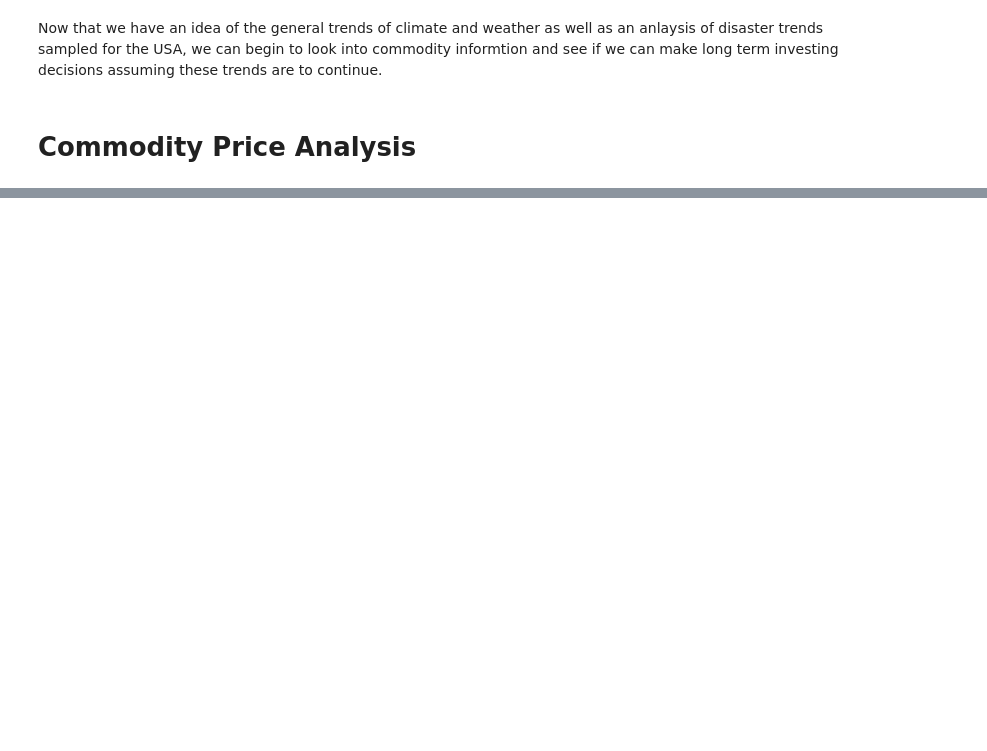
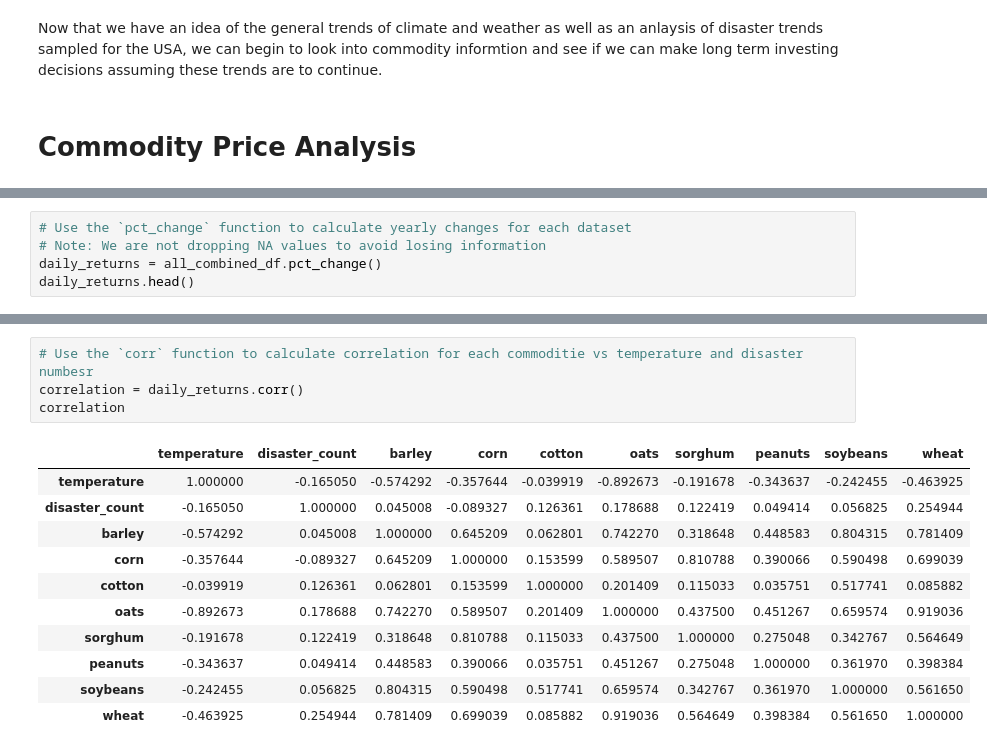
Before and after one commit to joshuacreveling/Group_Project_1, a Jupyter notebook: commodities_prices_vs_climate_change.ipynb, the cells around one changed output, grey strips where cells are left out. Drawn from its saved outputs; the diff is of its cells as text; blank space fills up the shorter version.

```diff
--- a/commodities_prices_vs_climate_change.ipynb
+++ b/commodities_prices_vs_climate_change.ipynb
@@ -783,0 +853,5 @@ commodities_cum_product.hvplot()
+# %%
+# Use the `pct_change` function to calculate yearly changes for each dataset
+# Note: We are not dropping NA values to avoid losing information
+daily_returns = all_combined_df.pct_change()
+daily_returns.head()
@@ -783,0 +866,16 @@ commodities_cum_product.hvplot()
+# %%
+# Use the `corr` function to calculate correlation for each commoditie vs temperature and disaster numbesr
+correlation = daily_returns.corr()
+correlation
+# %% [output]
+|  | temperature | disaster_count | barley | corn | cotton | oats | sorghum | peanuts | soybeans | wheat |
+| temperature | 1.000000 | -0.165050 | -0.574292 | -0.357644 | -0.039919 | -0.892673 | -0.191678 | -0.343637 | -0.242455 | -0.463925 |
+| disaster_count | -0.165050 | 1.000000 | 0.045008 | -0.089327 | 0.126361 | 0.178688 | 0.122419 | 0.049414 | 0.056825 | 0.254944 |
+| barley | -0.574292 | 0.045008 | 1.000000 | 0.645209 | 0.062801 | 0.742270 | 0.318648 | 0.448583 | 0.804315 | 0.781409 |
+| corn | -0.357644 | -0.089327 | 0.645209 | 1.000000 | 0.153599 | 0.589507 | 0.810788 | 0.390066 | 0.590498 | 0.699039 |
+| cotton | -0.039919 | 0.126361 | 0.062801 | 0.153599 | 1.000000 | 0.201409 | 0.115033 | 0.035751 | 0.517741 | 0.085882 |
+| oats | -0.892673 | 0.178688 | 0.742270 | 0.589507 | 0.201409 | 1.000000 | 0.437500 | 0.451267 | 0.659574 | 0.919036 |
+| sorghum | -0.191678 | 0.122419 | 0.318648 | 0.810788 | 0.115033 | 0.437500 | 1.000000 | 0.275048 | 0.342767 | 0.564649 |
+| peanuts | -0.343637 | 0.049414 | 0.448583 | 0.390066 | 0.035751 | 0.451267 | 0.275048 | 1.000000 | 0.361970 | 0.398384 |
+| soybeans | -0.242455 | 0.056825 | 0.804315 | 0.590498 | 0.517741 | 0.659574 | 0.342767 | 0.361970 | 1.000000 | 0.561650 |
+| wheat | -0.463925 | 0.254944 | 0.781409 | 0.699039 | 0.085882 | 0.919036 | 0.564649 | 0.398384 | 0.561650 | 1.000000 |
```
Also changed, not shown: parts of 17 cells of this notebook.
